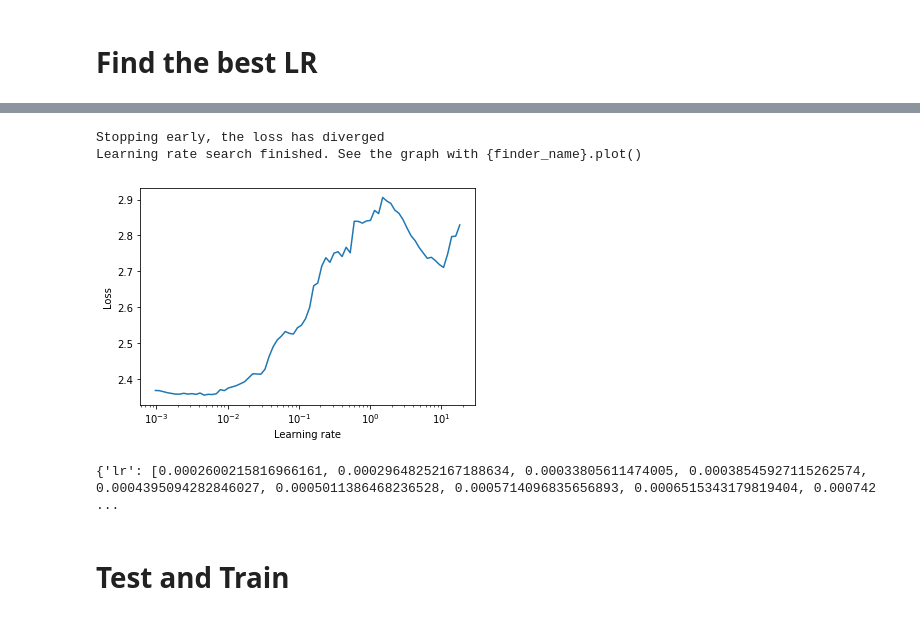
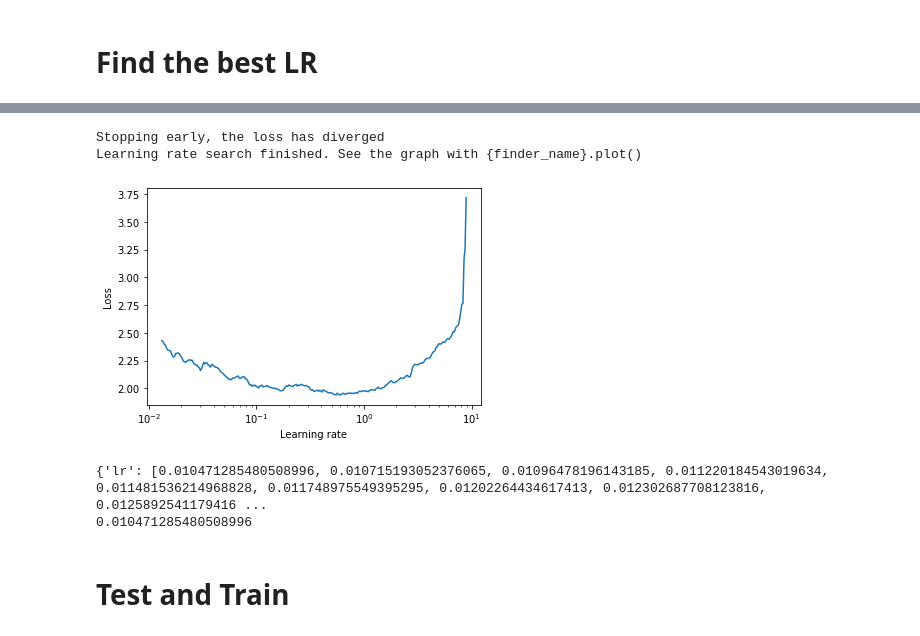
Before and after one commit to futartup/S8-S9-assignment, a Jupyter notebook: main.ipynb, the cells around one changed output, grey strips where cells are left out. Saved outputs shown, nothing was run; the diff lists cells and outputs as text; code cells hidden in the pictures.

```diff
--- a/main.ipynb
+++ b/main.ipynb
@@ -90,7 +90,11 @@ Estimated Total Size (MB): 53.89
 # Test and Train loader
 # %%
 criterion = nn.CrossEntropyLoss()
-optimizer = optim.SGD(net.parameters(), lr=learning_rate, momentum=momentum)
+optimizer = optim.SGD(net.parameters(),
+                      lr=learning_rate,
+                      momentum=momentum,
+                      weight_decay=0,
+                      nesterov=True)
 
 train_loader = get_train_loader()
 test_loader = get_test_loader()
@@ -102,20 +141,23 @@ Files already downloaded and verified
 # %%
 if use_lr_finder_train:
   lr_finder = LRFinder(model, optimizer, criterion, device) #implemented LRFinder for SGD
-  lr_finder.range_test(train_loader, end_lr=100, num_iter=100)
+  lr_finder.range_test(train_loader, end_lr=100, num_iter=400, step_mode="exp")
   lr_finder.plot() # to inspect the loss-learning rate graph
   print(lr_finder.history) # see the history
-  min_pos = lr_finder.history['loss'].index(min(lr_finder.history['loss']))
-  optimizer.lr = lr_finder.history['lr'][min_pos]
+  print(min(lr_finder.history['lr']))
   lr_finder.reset()
 
-scheduler = ReduceLROnPlateau(optimizer, 'min')
+scheduler = ReduceLROnPlateau(optimizer, mode='min',
+                              factor=0.1, patience=2,
+                              verbose=True)
+#scheduler = StepLR(optimizer, lr_step_size, gamma=0.1)
 # %% [output]
 [interactive output not drawn]
 Stopping early, the loss has diverged
 Learning rate search finished. See the graph with {finder_name}.plot()
-[figure, old version]
+[figure, new version]
-{'lr': [0.0002600215816966161, 0.00029648252167188634, 0.00033805611474005, 0.00038545927115262574, 0.0004395094282846027, 0.0005011386468236528, 0.0005714096835656893, 0.0006515343179819404, 0.000742 ...
+{'lr': [0.010471285480508996, 0.010715193052376065, 0.01096478196143185, 0.011220184543019634, 0.011481536214968828, 0.011748975549395295, 0.01202264434617413, 0.012302687708123816, 0.0125892541179416 ...
+0.010471285480508996
 # %% [markdown]
 # Test and Train
 # %%
```
Also changed, not shown: parts of 9 cells of this notebook.
